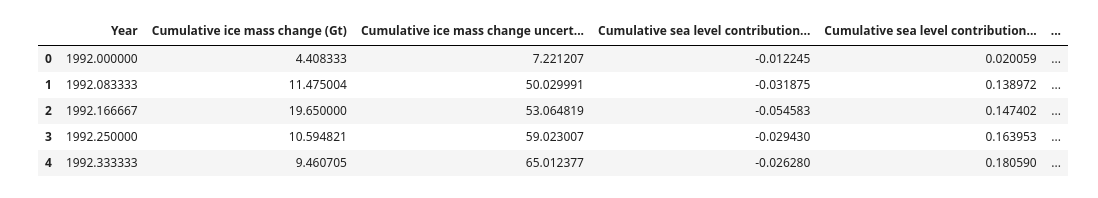
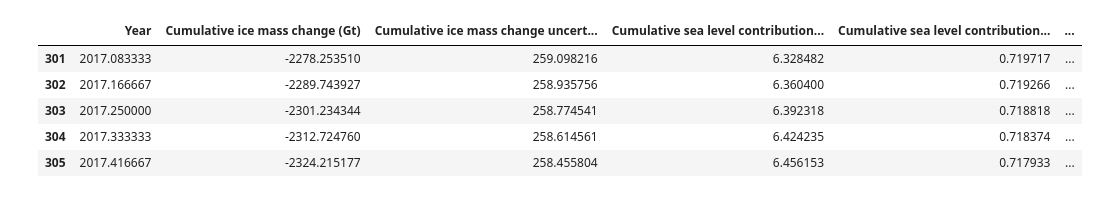
Before and after one commit to openearth/sealevel, a Jupyter notebook: notebooks/analysis/ice/imbie.ipynb, the cells around one changed output. Drawn from its saved outputs; the diff is of its cells as text; code cells hidden in the pictures.

```diff
--- a/notebooks/analysis/ice/imbie.ipynb
+++ b/notebooks/analysis/ice/imbie.ipynb
@@ -16,13 +24,15 @@ for name, df in sheets.items():
     df['location'] = name
     dfs.append(df)
 antarctica_df = pd.concat(dfs)
-# %%
-antarctica_df.head()
-# %% [output]
-|  | Year | Cumulative ice mass change (Gt) | Cumulative ice mass change uncert... | Cumulative sea level contribution... | Cumulative sea level contribution... | ... |
-| 0 | 1992.000000 | 4.408333 | 7.221207 | -0.012245 | 0.020059 | ... |
-| 1 | 1992.083333 | 11.475004 | 50.029991 | -0.031875 | 0.138972 | ... |
-| 2 | 1992.166667 | 19.650000 | 53.064819 | -0.054583 | 0.147402 | ... |
-| 3 | 1992.250000 | 10.594821 | 59.023007 | -0.029430 | 0.163953 | ... |
-| 4 | 1992.333333 | 9.460705 | 65.012377 | -0.026280 | 0.180590 | ... |
+# %%
+# The last measurements are typically months to a year behind
+# More realtime data can be obtained from GRACE-FO (gravimetry) and Sentinel-1 (radar)
+antarctica_df.tail()
+# %% [output]
+|  | Year | Cumulative ice mass change (Gt) | Cumulative ice mass change uncert... | Cumulative sea level contribution... | Cumulative sea level contribution... | ... |
+| 301 | 2017.083333 | -2278.253510 | 259.098216 | 6.328482 | 0.719717 | ... |
+| 302 | 2017.166667 | -2289.743927 | 258.935756 | 6.360400 | 0.719266 | ... |
+| 303 | 2017.250000 | -2301.234344 | 258.774541 | 6.392318 | 0.718818 | ... |
+| 304 | 2017.333333 | -2312.724760 | 258.614561 | 6.424235 | 0.718374 | ... |
+| 305 | 2017.416667 | -2324.215177 | 258.455804 | 6.456153 | 0.717933 | ... |
 # %%
```
Also changed, not shown: parts of 17 cells of this notebook.
